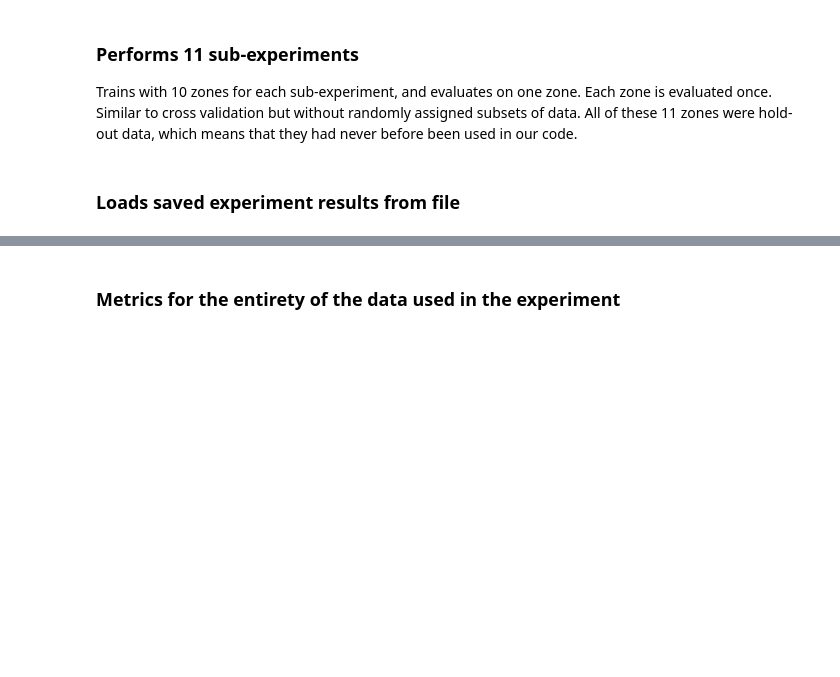
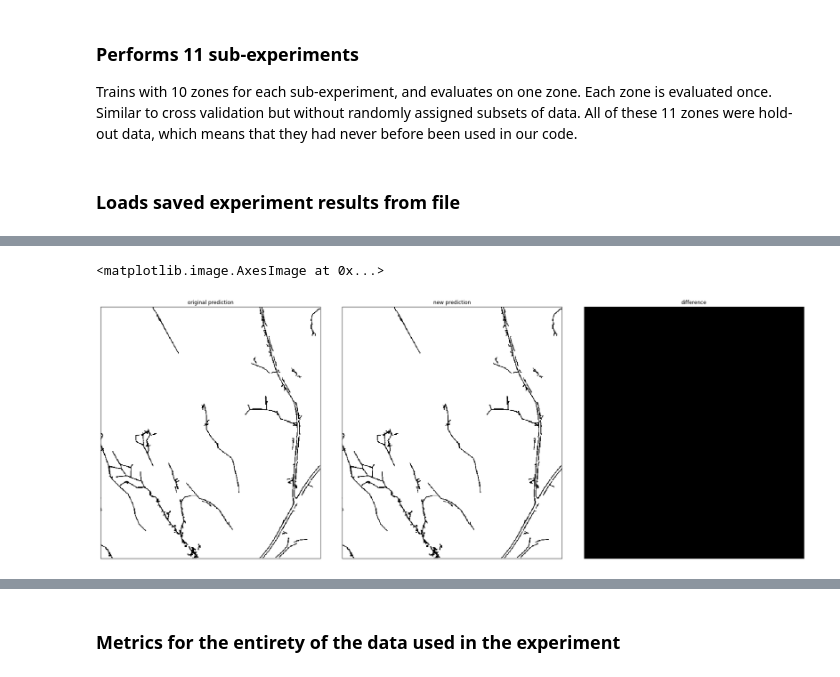
Before and after one commit to jonatan-flyckt/random_forest_lidar_ditch_detection, a Jupyter notebook: random_forest_experiment.ipynb, the cells around one changed output, grey strips where cells are left out. Saved outputs shown, nothing was run; the diff lists cells and outputs as text; code cells hidden in the pictures; blank space fills up the shorter version.

```diff
--- a/random_forest_experiment.ipynb
+++ b/random_forest_experiment.ipynb
@@ -75,0 +148,18 @@ y_test_all = prediction2d[2]
+# %%
+plt.figure(num=None, figsize=(30,90), facecolor='w', edgecolor='k')
+ax = [plt.subplot(1,3,i+1) for i in range(3)]
+for a in ax:
+    a.set_xticklabels([])
+    a.set_yticklabels([])
+    a.tick_params(bottom=False, left=False)
+plt.subplots_adjust(wspace=0.1,hspace=0.1)
+
+ax[0].title.set_text(f"original prediction")
+ax[0].imshow(pred * -1, cmap = "gray")
+ax[1].title.set_text(f"new prediction")
+ax[1].imshow(new_pred * -1, cmap = "gray")
+ax[2].title.set_text(f"difference")
+ax[2].imshow((new_pred - pred) * -1, cmap = "gray")
+# %% [output]
+<matplotlib.image.AxesImage at 0x...>
+[figure, added]
```
Also changed, not shown: parts of 14 cells of this notebook.
